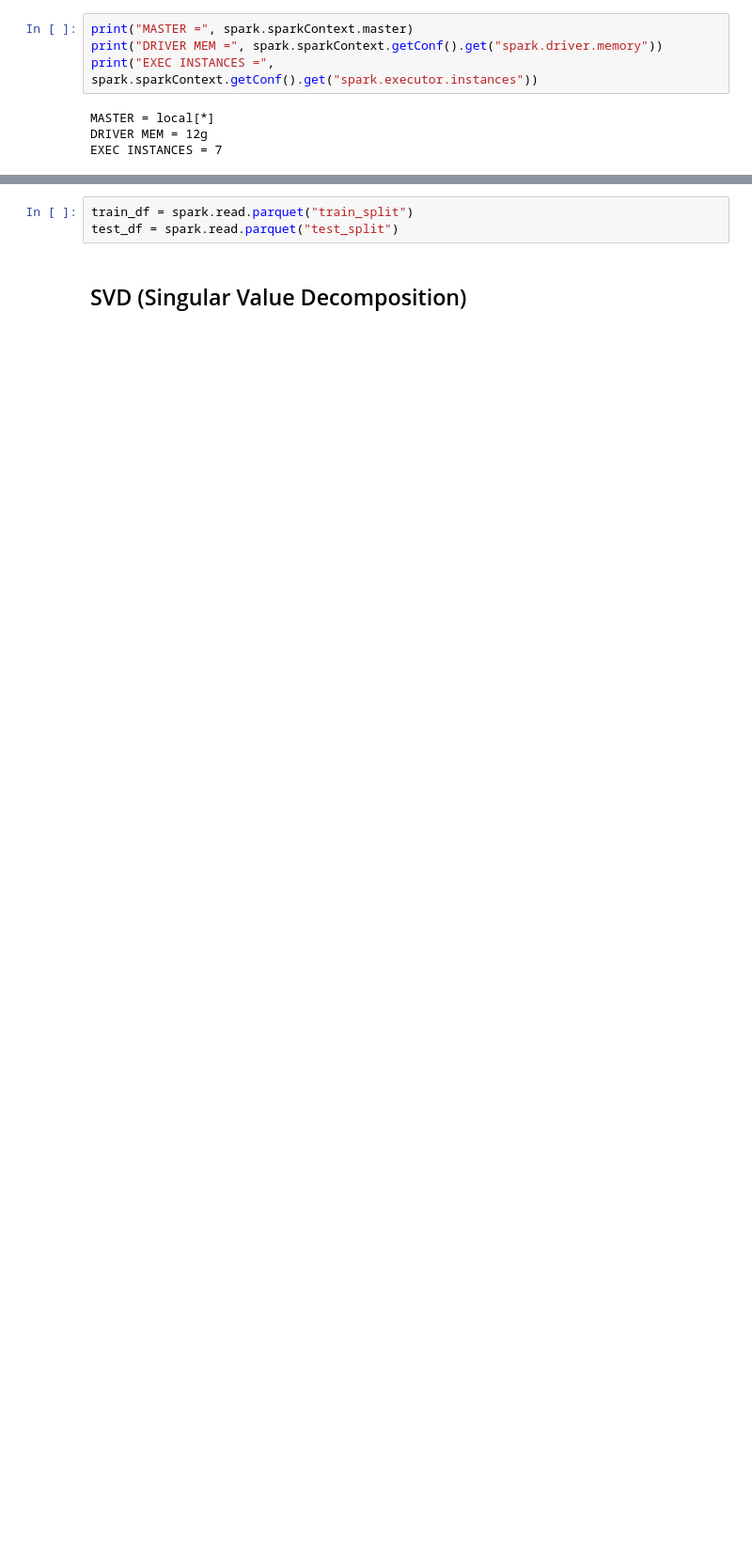
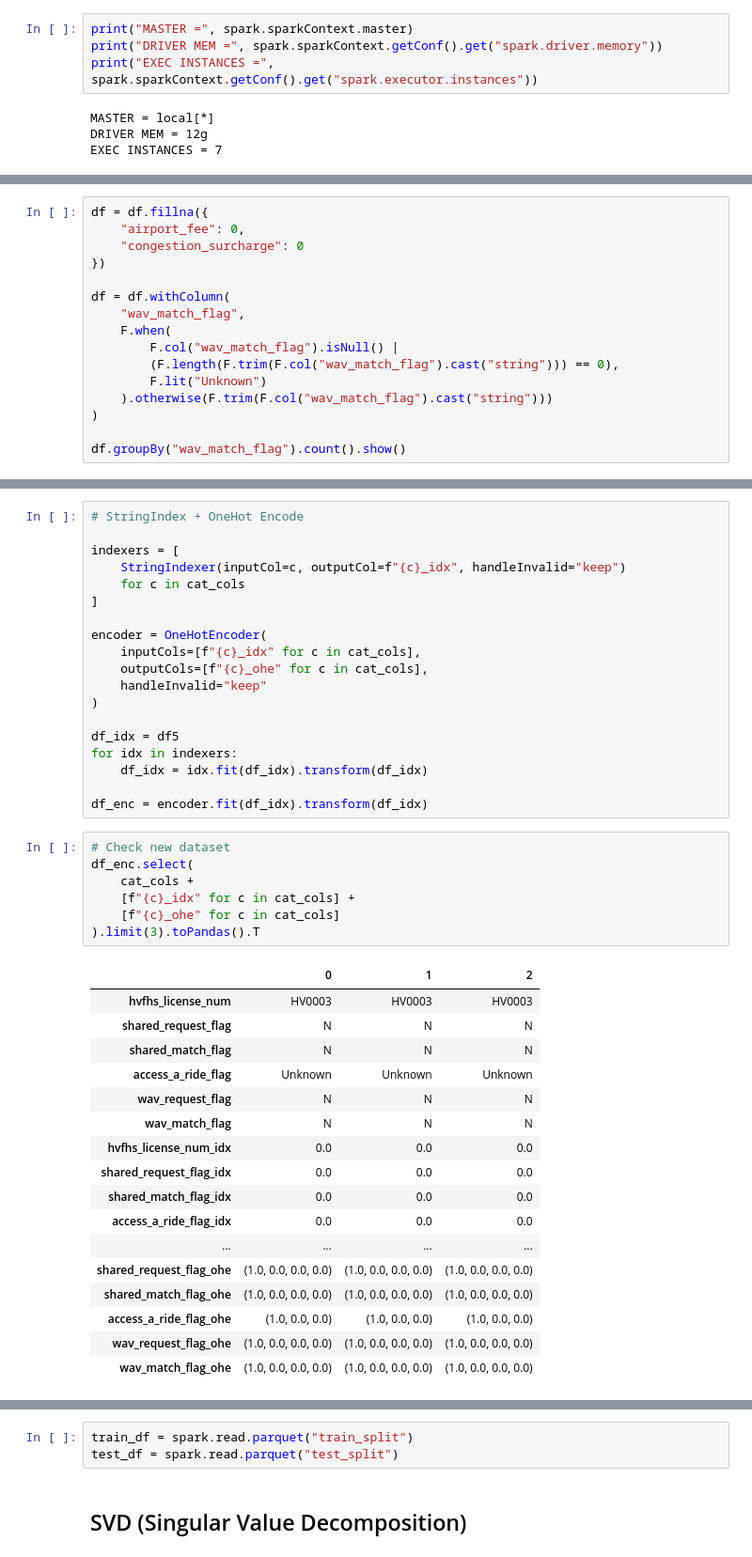
Before and after one commit to javageek2018/SparkGroupProject, a Jupyter notebook: final_model_232r.ipynb, the cells around one changed output, grey strips where cells are left out. Shown at 94% size. Drawn from its saved outputs; the diff is of its cells as text; blank space fills up the shorter version.

```diff
--- a/final_model_232r.ipynb
+++ b/final_model_232r.ipynb
@@ -69,0 +99,16 @@ EXEC INSTANCES = 7
+# %%
+df = df.fillna({
+    "airport_fee": 0,
+    "congestion_surcharge": 0
+})
+
+df = df.withColumn(
+    "wav_match_flag",
+    F.when(
+        F.col("wav_match_flag").isNull() |
+        (F.length(F.trim(F.col("wav_match_flag").cast("string"))) == 0),
+        F.lit("Unknown")
+    ).otherwise(F.trim(F.col("wav_match_flag").cast("string")))
+)
+
+df.groupBy("wav_match_flag").count().show()
@@ -69,0 +349,44 @@ EXEC INSTANCES = 7
+# %%
+# StringIndex + OneHot Encode
+
+indexers = [
+    StringIndexer(inputCol=c, outputCol=f"{c}_idx", handleInvalid="keep")
+    for c in cat_cols
+]
+
+encoder = OneHotEncoder(
+    inputCols=[f"{c}_idx" for c in cat_cols],
+    outputCols=[f"{c}_ohe" for c in cat_cols],
+    handleInvalid="keep"
+)
+
+df_idx = df5
+for idx in indexers:
+    df_idx = idx.fit(df_idx).transform(df_idx)
+
+df_enc = encoder.fit(df_idx).transform(df_idx)
+# %%
+# Check new dataset
+df_enc.select(
+    cat_cols +
+    [f"{c}_idx" for c in cat_cols] +
+    [f"{c}_ohe" for c in cat_cols]
+).limit(3).toPandas().T
+# %% [output]
+|  | 0 | 1 | 2 |
+| hvfhs_license_num | HV0003 | HV0003 | HV0003 |
+| shared_request_flag | N | N | N |
+| shared_match_flag | N | N | N |
+| access_a_ride_flag | Unknown | Unknown | Unknown |
+| wav_request_flag | N | N | N |
+| wav_match_flag | N | N | N |
+| hvfhs_license_num_idx | 0.0 | 0.0 | 0.0 |
+| shared_request_flag_idx | 0.0 | 0.0 | 0.0 |
+| shared_match_flag_idx | 0.0 | 0.0 | 0.0 |
+| access_a_ride_flag_idx | 0.0 | 0.0 | 0.0 |
+| ... | ... | ... | ... |
+| shared_request_flag_ohe | (1.0, 0.0, 0.0, 0.0) | (1.0, 0.0, 0.0, 0.0) | (1.0, 0.0, 0.0, 0.0) |
+| shared_match_flag_ohe | (1.0, 0.0, 0.0, 0.0) | (1.0, 0.0, 0.0, 0.0) | (1.0, 0.0, 0.0, 0.0) |
+| access_a_ride_flag_ohe | (1.0, 0.0, 0.0) | (1.0, 0.0, 0.0) | (1.0, 0.0, 0.0) |
+| wav_request_flag_ohe | (1.0, 0.0, 0.0, 0.0) | (1.0, 0.0, 0.0, 0.0) | (1.0, 0.0, 0.0, 0.0) |
+| wav_match_flag_ohe | (1.0, 0.0, 0.0, 0.0) | (1.0, 0.0, 0.0, 0.0) | (1.0, 0.0, 0.0, 0.0) |
```
Also changed, not shown: parts of 41 cells of this notebook.
